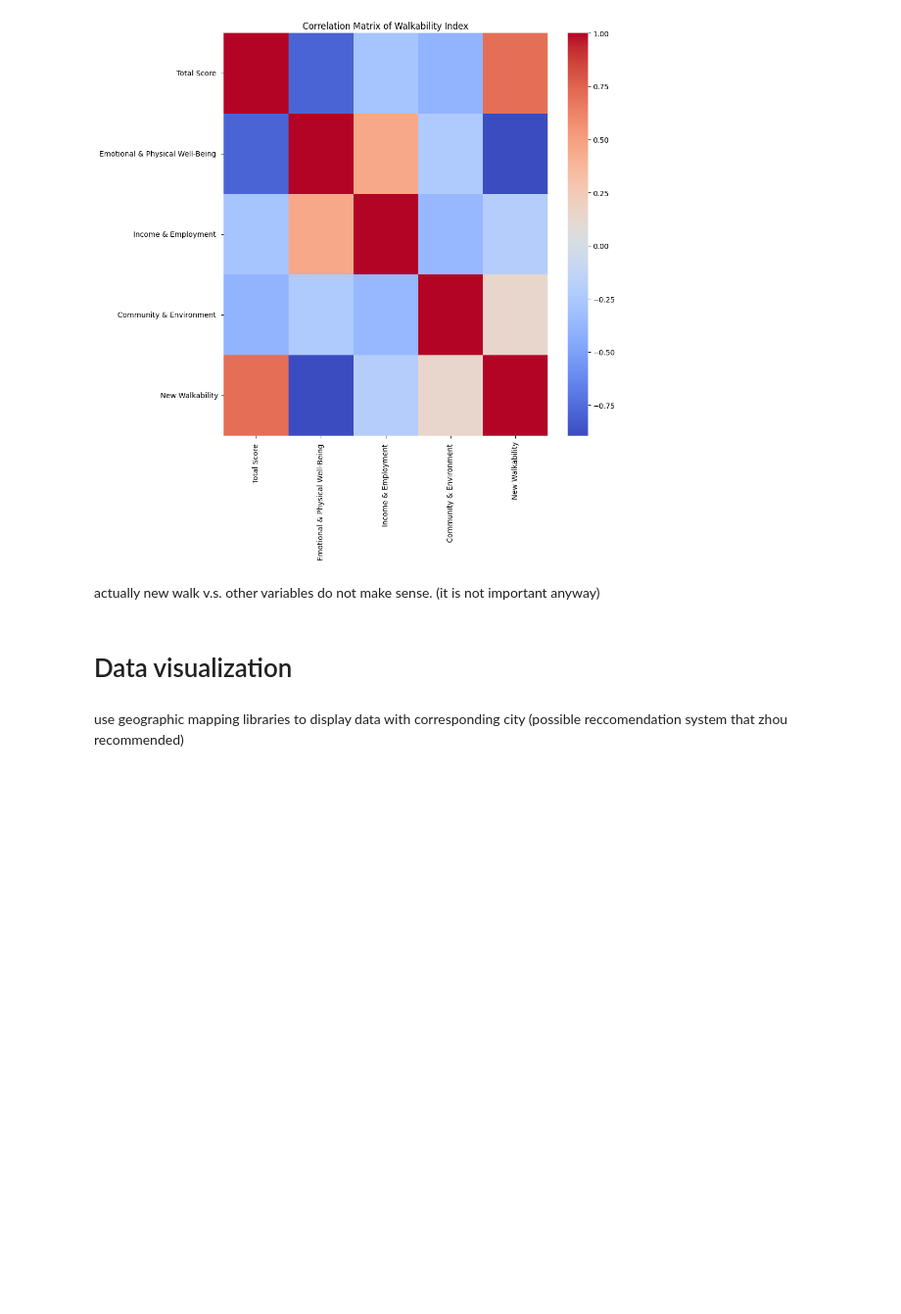
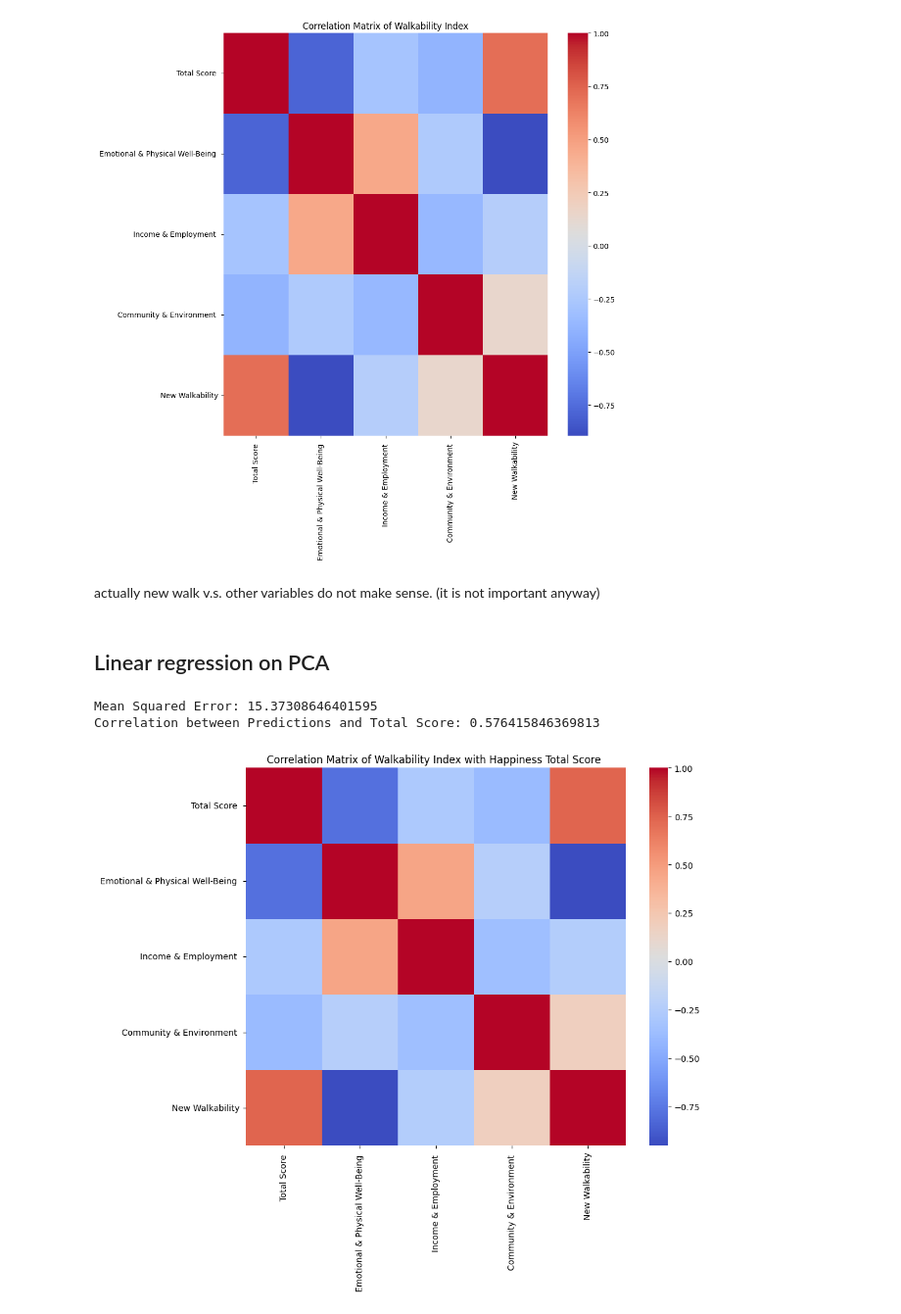
Before and after one commit to zhou-ziyan/ECE143Project, a Jupyter notebook: ECE_143_Final_Project.ipynb, the cells around one changed output. Shown at 98% size. Drawn from its saved outputs; the diff is of its cells as text; code cells hidden in the pictures; blank space fills up the shorter version.

Commit message:
feat: add other models tried by teammates

```diff
--- a/ECE_143_Final_Project.ipynb
+++ b/ECE_143_Final_Project.ipynb
@@ -377,8 +377,49 @@ corr_matrix = cm.plot_correlation_matrix(merged_df[columns_to_include])
 [figure]
 # %% [markdown]
 actually new walk v.s. other variables do not make sense. (it is not important anyway)
-# %% [markdown]
-# Data visualization
-# %% [markdown]
-use geographic mapping libraries to display data with corresponding city
-(possible reccomendation system that zhou recommended)
+# %% [markdown]
+## Linear regression on PCA
+# %%
+from sklearn.preprocessing import normalize
+from sklearn.decomposition import PCA
+from sklearn.model_selection import train_test_split
+from sklearn.metrics import mean_squared_error
+from sklearn.model_selection import train_test_split
+from sklearn.linear_model import LinearRegression
+from sklearn.metrics import mean_squared_error
+import matplotlib.pyplot as plt
+import seaborn as sns
+
+# normalize
+normalized_data = normalize(X, axis=0, norm='max')
+
+# pca
+num_comp = 5
+pca = PCA(n_components=num_comp)
+transformed_data = pca.fit_transform(normalized_data)
+
+X_train, X_test, y_train, y_test = train_test_split(transformed_data, y, test_size=0.2, random_state=42)
+
+model = LinearRegression()
+model.fit(X_train, y_train)
+
+y_pred = model.predict(X_test)
+mse = mean_squared_error(y_test, y_pred)
+print(f"Mean Squared Error: {mse}")
+
+coefficients = model.coef_
+
+predictions = model.predict(transformed_data)
+merged_df['New Walkability'] = predictions
+
+correlation = merged_df['New Walkability'].corr(merged_df['Total Score '])
+print(f"Correlation between Predictions and Total Score: {correlation}")
+
+plt.figure(figsize=(10, 8))
+sns.heatmap(corr_matrix, annot=False, fmt=".2f", cmap='coolwarm')
+plt.title("Correlation Matrix of Walkability Index with Happiness Total Score ")
+plt.show()
+# %% [output]
+Mean Squared Error: 15.37308646401595
+Correlation between Predictions and Total Score: 0.576415846369813
+[figure, added]
```
Also changed, not shown: parts of 2 cells of this notebook.
